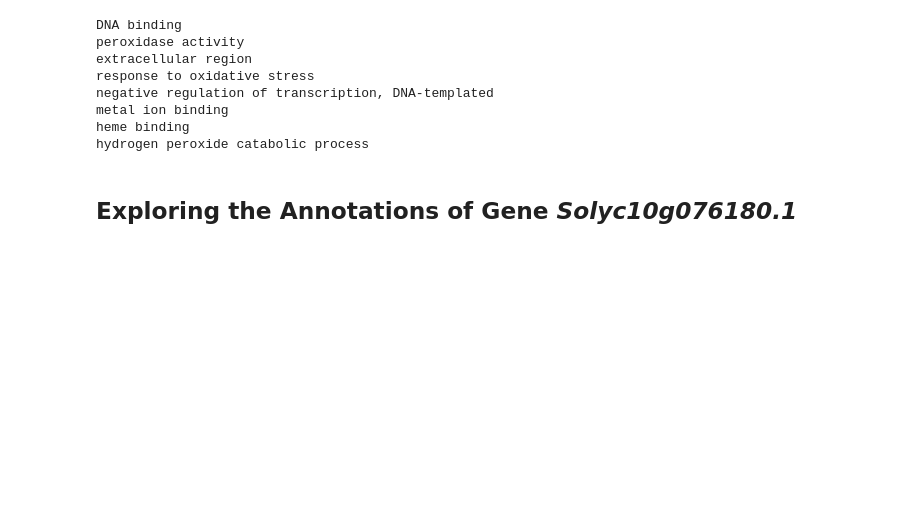
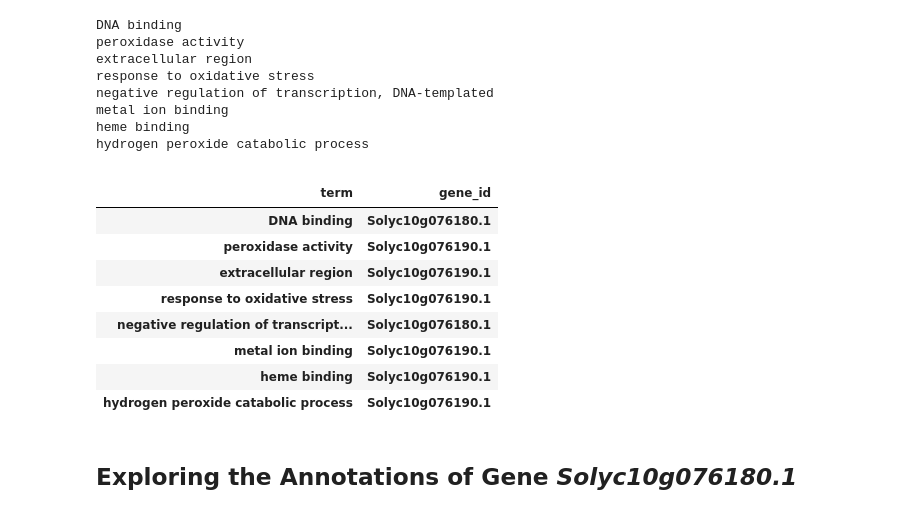
Before and after one commit to candYgene/queries, a Jupyter notebook: jupyter/QTL_fruitshape_orthologs.ipynb, the cells around one changed output. Saved outputs shown, nothing was run; the diff lists cells and outputs as text; code cells hidden in the pictures; blank space fills up the shorter version.

```diff
--- a/jupyter/QTL_fruitshape_orthologs.ipynb
+++ b/jupyter/QTL_fruitshape_orthologs.ipynb
@@ -255,6 +288,21 @@ negative regulation of transcription, DNA-templated
 metal ion binding
 heme binding
 hydrogen peroxide catabolic process
+# %%
+termp2 = search.gene_annotations(setp2)
+index=pd.MultiIndex.from_tuples([tuple(reversed(x)) for x in termp2[["term"]].to_records()], names=["term","gene_id"])
+display(termp2.set_index(index).dropna()[[]])
+# %% [output]
+|  |  |
+| term | gene_id |
+| DNA binding | Solyc10g076180.1 |
+| peroxidase activity | Solyc10g076190.1 |
+| extracellular region | Solyc10g076190.1 |
+| response to oxidative stress | Solyc10g076190.1 |
+| negative regulation of transcript... | Solyc10g076180.1 |
+| metal ion binding | Solyc10g076190.1 |
+| heme binding | Solyc10g076190.1 |
+| hydrogen peroxide catabolic process | Solyc10g076190.1 |
 # %% [markdown]
 ## Exploring the Annotations of Gene *Solyc10g076180.1*
 # %% [markdown]
```
Also changed, not shown: parts of 5 cells of this notebook.
